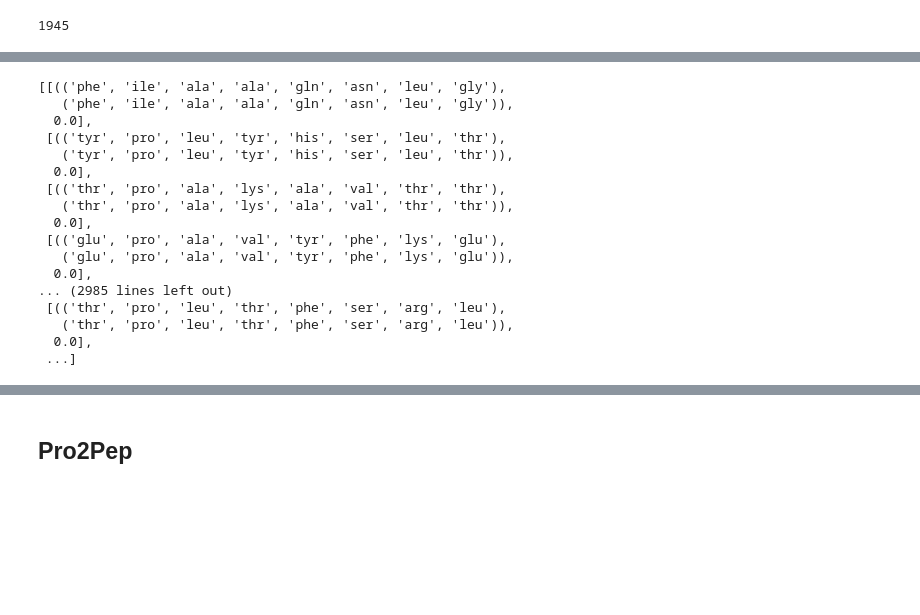
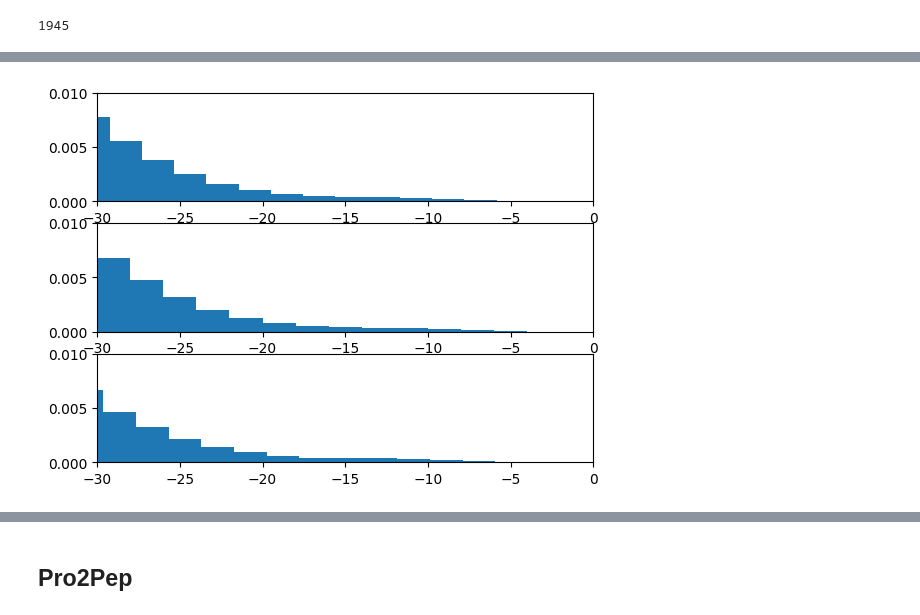
Before and after one commit to LanAxia/DSL_project, a Jupyter notebook: Main.ipynb, the cells around one changed output, grey strips where cells are left out. Cells and saved outputs as stored; diff of their text form; code cells hidden in the pictures; blank space fills up the shorter version.

```diff
--- a/Main.ipynb
+++ b/Main.ipynb
@@ -112,7 +112,7 @@ def compare_peptides(pep_source: tuple, pep_target: tuple) -> int:
         if (pep_source_amino == "-") ^ (pep_target_amino == "-"):  # 如果两个肽链有一位是"-"但是另一个不是，则认为距离为负无穷
             valid_amino = list({pep_source_amino, pep_target_amino} - {"-"})[0]
             valid_amino_abbr = amino_three2one[valid_amino].upper()
-            score += bl62[valid_amino_abbr][valid_amino_abbr]
+            score += 0
         else:
             if pep_source_amino == "-":  # 如果两者都是"-"，则分数不变
                 pass
@@ -139,7 +139,7 @@ for protease in proteases:
     protease2peptides[protease] = peptides
 
 def search_unique_peptides(protease: str, protease2peptides: dict = protease2peptides) -> set:
-    peptides = protease2peptides[protease]
+    peptides = protease2peptides[protease].copy()  # 必须要复制，不然会改变字典内部的值
     for p in protease2peptides.keys():
         if p != protease:
             peptides -= protease2peptides[p]
@@ -177,4 +177,4 @@ mmp3_common_scores = dict()
 for mmp3_peptide in mmp3_common_peptides:
     for peptide in other_peptides:
         score = compare_peptides(mmp3_peptide, peptide)
-        mmp3_in_scores[(mmp3_peptide, peptide)] = score
+        mmp3_common_scores[(mmp3_peptide, peptide)] = score
@@ -184,22 +180,0 @@ for mmp3_peptide in mmp3_common_peptides:
-# %%
-mmp3_in_scores_list = [[x_k, x_v] for x_k, x_v in mmp3_in_scores.items()]
-mmp3_in_scores_list = sorted(mmp3_in_scores_list, key=lambda x: x[1], reverse=True)
-mmp3_in_scores_list
-# %% [output]
-[[(('phe', 'ile', 'ala', 'ala', 'gln', 'asn', 'leu', 'gly'),
-   ('phe', 'ile', 'ala', 'ala', 'gln', 'asn', 'leu', 'gly')),
-  0.0],
- [(('tyr', 'pro', 'leu', 'tyr', 'his', 'ser', 'leu', 'thr'),
-   ('tyr', 'pro', 'leu', 'tyr', 'his', 'ser', 'leu', 'thr')),
-  0.0],
- [(('thr', 'pro', 'ala', 'lys', 'ala', 'val', 'thr', 'thr'),
-   ('thr', 'pro', 'ala', 'lys', 'ala', 'val', 'thr', 'thr')),
-  0.0],
- [(('glu', 'pro', 'ala', 'val', 'tyr', 'phe', 'lys', 'glu'),
-   ('glu', 'pro', 'ala', 'val', 'tyr', 'phe', 'lys', 'glu')),
-  0.0],
-... (2985 lines left out)
- [(('thr', 'pro', 'leu', 'thr', 'phe', 'ser', 'arg', 'leu'),
-   ('thr', 'pro', 'leu', 'thr', 'phe', 'ser', 'arg', 'leu')),
-  0.0],
- ...]
@@ -205,0 +189,35 @@ mmp3_in_scores_list
+# %%
+# 统计MMP3每个肽链在其他protease中出现的次数
+mmp3_peptide_count = dict()
+for mmp3_peptide in protease2peptides[MMP3_protease]:
+    count = 0
+    for protease in protease2peptides.keys():
+        if protease != MMP3_protease:
+            if mmp3_peptide in protease2peptides[protease]:
+                count += 1
+    mmp3_peptide_count[mmp3_peptide] = count
+
+# 统计只出现过一次的肽链
+occur_1_peptides = {k for k, v in mmp3_peptide_count.items() if v == 1}
+occur_2_peptides = {k for k, v in mmp3_peptide_count.items() if v == 2}
+occur_more_peptides = {k for k, v in mmp3_peptide_count.items() if v > 2}
+
+# 统计只出现一次的肽链的分数
+occur_1_scores = [x for k, x in mmp3_common_scores.items() if k[0] in occur_1_peptides]
+occur_2_scores = [x for k, x in mmp3_common_scores.items() if k[0] in occur_2_peptides]
+occur_more_scores = [x for k, x in mmp3_common_scores.items() if k[0] in occur_more_peptides]
+# %%
+# 绘画曲线
+import matplotlib.pyplot as plt
+from scipy.stats import gaussian_kde
+fig, axes = plt.subplots(3, 1, dpi=100)
+axes[0].hist(occur_1_scores, density=True, bins=40)
+axes[1].hist(occur_2_scores, density=True, bins=40)
+axes[2].hist(occur_more_scores, density=True, bins=40)
+for ax in axes:
+    ax.set_xlim(-30, 0)
+    ax.set_ylim(0, 0.01)
+
+plt.show()
+# %% [output]
+[figure, added]
```
Also changed, not shown: parts of 4 cells of this notebook, 1 other file.
